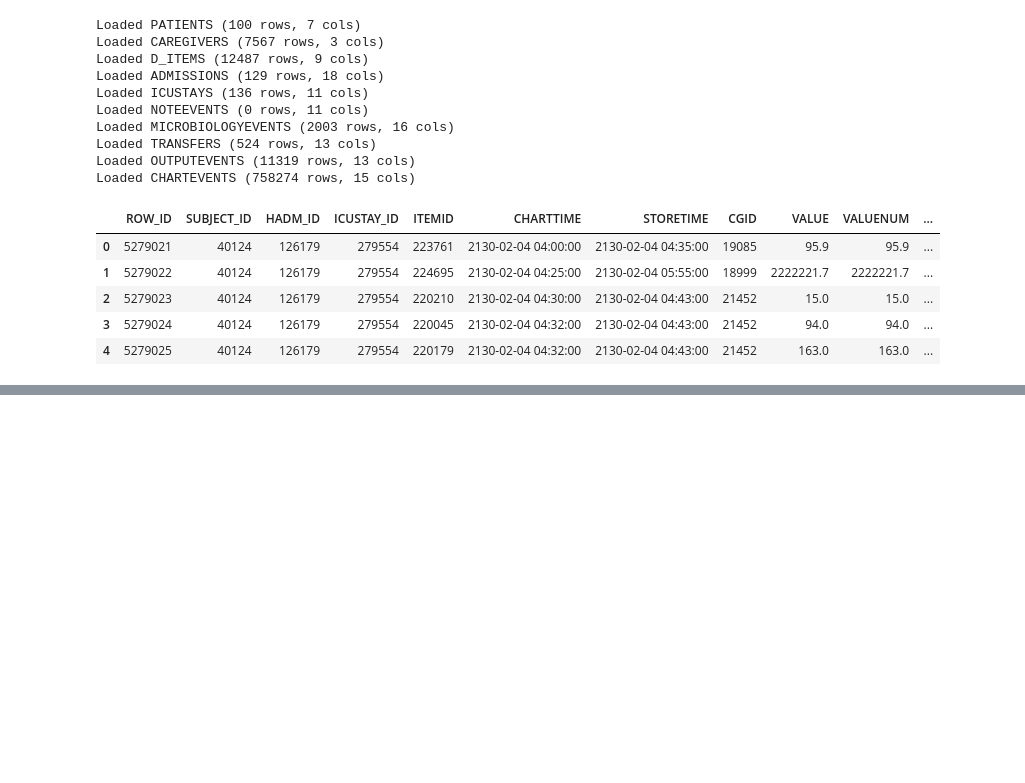
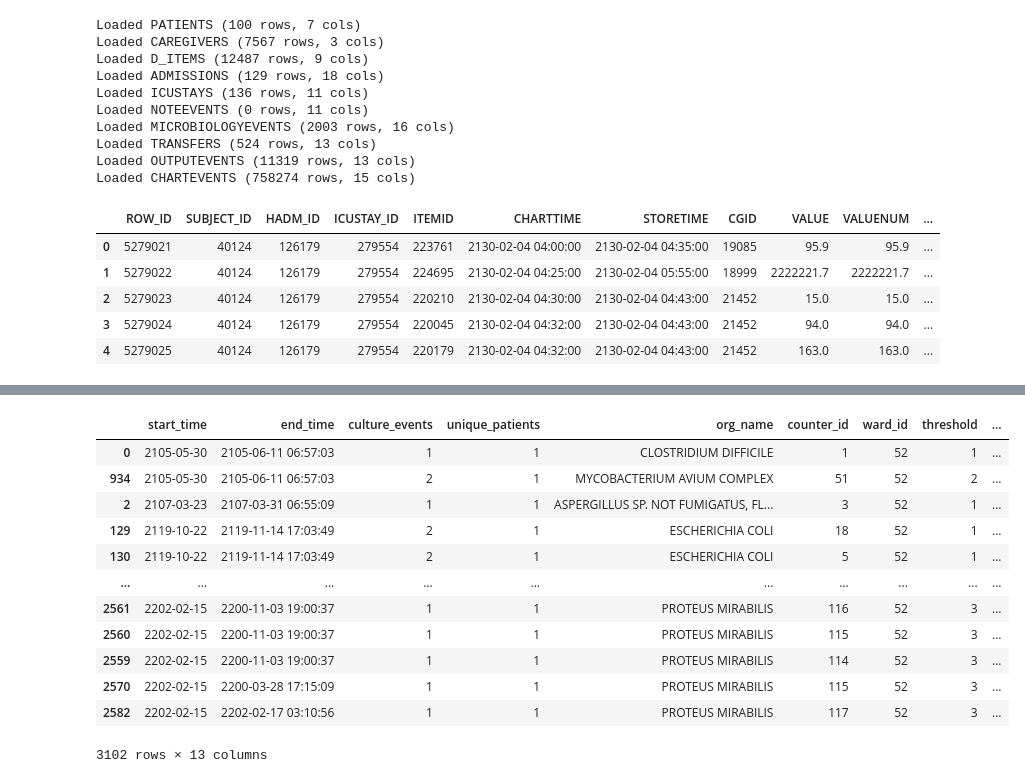
Before and after one commit to StanislavaMincheva12/OOP_SM_MO_CN, a Jupyter notebook: Code_02/Ward_52_check.ipynb, the cells around one changed output, grey strips where cells are left out. Saved outputs shown, nothing was run; the diff lists cells and outputs as text; code cells hidden in the pictures; blank space fills up the shorter version.

```diff
--- a/Code_02/Ward_52_check.ipynb
+++ b/Code_02/Ward_52_check.ipynb
@@ -342,3 +477,54 @@ array([198503, 157609, 177678, 142345, 155297, 186361, 172454, 195911,
+# %%
+# 1. Aggregate episodes_df as before
+episodes_df = pd.concat([
+    df.groupby("EPISODE_ID").agg(
+        start_time=("CHARTDATE", "min"),
+        end_time=("OUTTIME", "max"),
+        culture_events=("ROW_ID", "count"),
+        unique_patients=("SUBJECT_ID", "nunique"),
+    ).assign(org_name=df["ORG_NAME"].iloc[0])
+    for df in episodes_all
+], ignore_index=True)
+
+# 2. Build alerts_df from alert_objects
+alerts_df = pd.DataFrame([
+    {
+        "counter_id": alert.counter_id,
+        "ward_id": alert.ward_id,
+        "org_name": alert.pathogen.org_name,
+        "start_time": alert.start_time,
+        "threshold": alert.pathogen.get_ward_threshold(alert.ward_size),
+        "ward_size": alert.ward_size,
+        "danger_weight": alert.pathogen.danger_weight,
+        "should_raise": alert.should_raise(),
+        "description": alert.describe(),
+        "curr_patient_number": alert.curr_patient_number,
+    }
+    for alert in alert_objects.values()
+])
+
+# 3. Merge on org_name + start_time
+combined_df = episodes_df.merge(
+    alerts_df,
+    on=["org_name", "start_time"],
+    how="left"
+).sort_values("start_time")
+# %%
+combined_df
+# %% [output]
+|  | start_time | end_time | culture_events | unique_patients | org_name | counter_id | ward_id | threshold | ... |
+| 0 | 2105-05-30 | 2105-06-11 06:57:03 | 1 | 1 | CLOSTRIDIUM DIFFICILE | 1 | 52 | 1 | ... |
+| 934 | 2105-05-30 | 2105-06-11 06:57:03 | 2 | 1 | MYCOBACTERIUM AVIUM COMPLEX | 51 | 52 | 2 | ... |
+| 2 | 2107-03-23 | 2107-03-31 06:55:09 | 1 | 1 | ASPERGILLUS SP. NOT FUMIGATUS, FL... | 3 | 52 | 1 | ... |
+| 129 | 2119-10-22 | 2119-11-14 17:03:49 | 2 | 1 | ESCHERICHIA COLI | 18 | 52 | 1 | ... |
+| 130 | 2119-10-22 | 2119-11-14 17:03:49 | 2 | 1 | ESCHERICHIA COLI | 5 | 52 | 1 | ... |
+| ... | ... | ... | ... | ... | ... | ... | ... | ... | ... |
+| 2561 | 2202-02-15 | 2200-11-03 19:00:37 | 1 | 1 | PROTEUS MIRABILIS | 116 | 52 | 3 | ... |
+| 2560 | 2202-02-15 | 2200-11-03 19:00:37 | 1 | 1 | PROTEUS MIRABILIS | 115 | 52 | 3 | ... |
+| 2559 | 2202-02-15 | 2200-11-03 19:00:37 | 1 | 1 | PROTEUS MIRABILIS | 114 | 52 | 3 | ... |
+| 2570 | 2202-02-15 | 2200-03-28 17:15:09 | 1 | 1 | PROTEUS MIRABILIS | 115 | 52 | 3 | ... |
+| 2582 | 2202-02-15 | 2202-02-17 03:10:56 | 1 | 1 | PROTEUS MIRABILIS | 117 | 52 | 3 | ... |
+3102 rows × 13 columns
 # %%
 episodes_all = []
 
```
Also changed, not shown: parts of 15 cells of this notebook, 1 other file.
